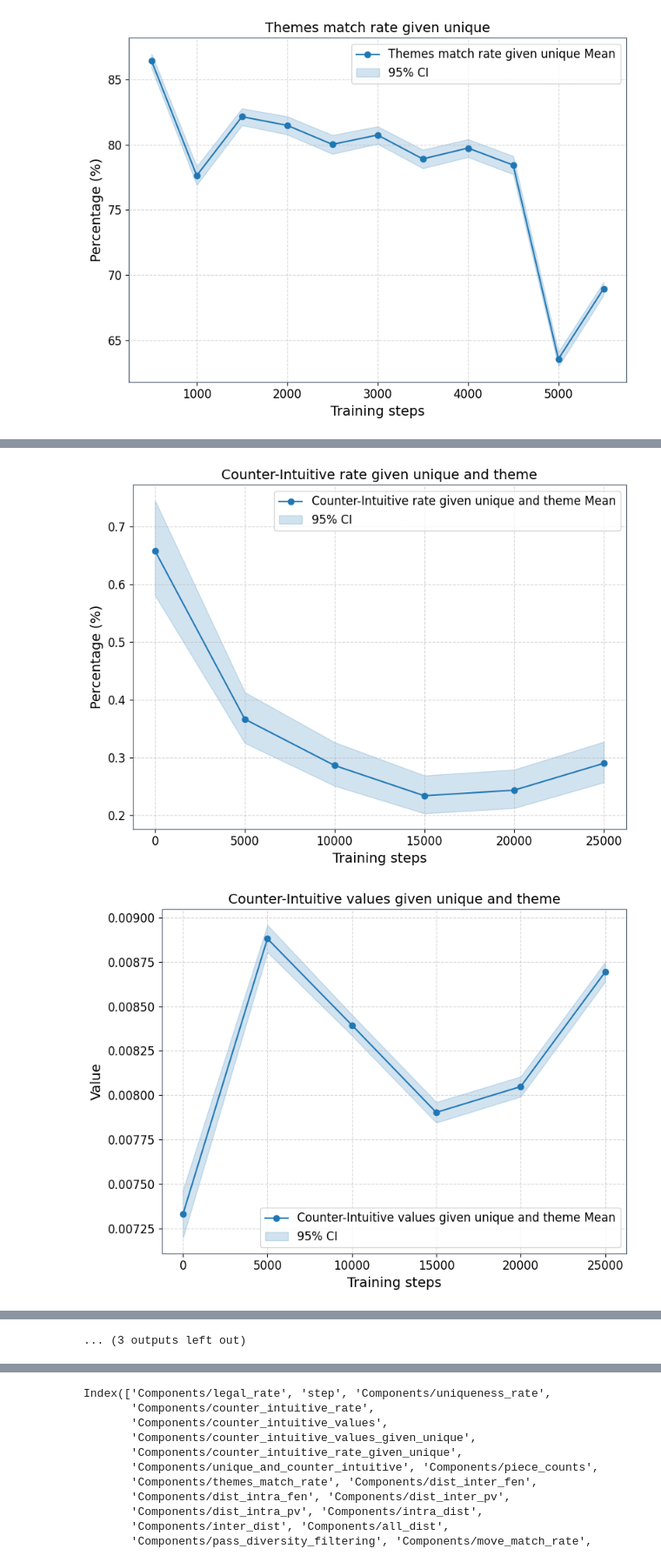
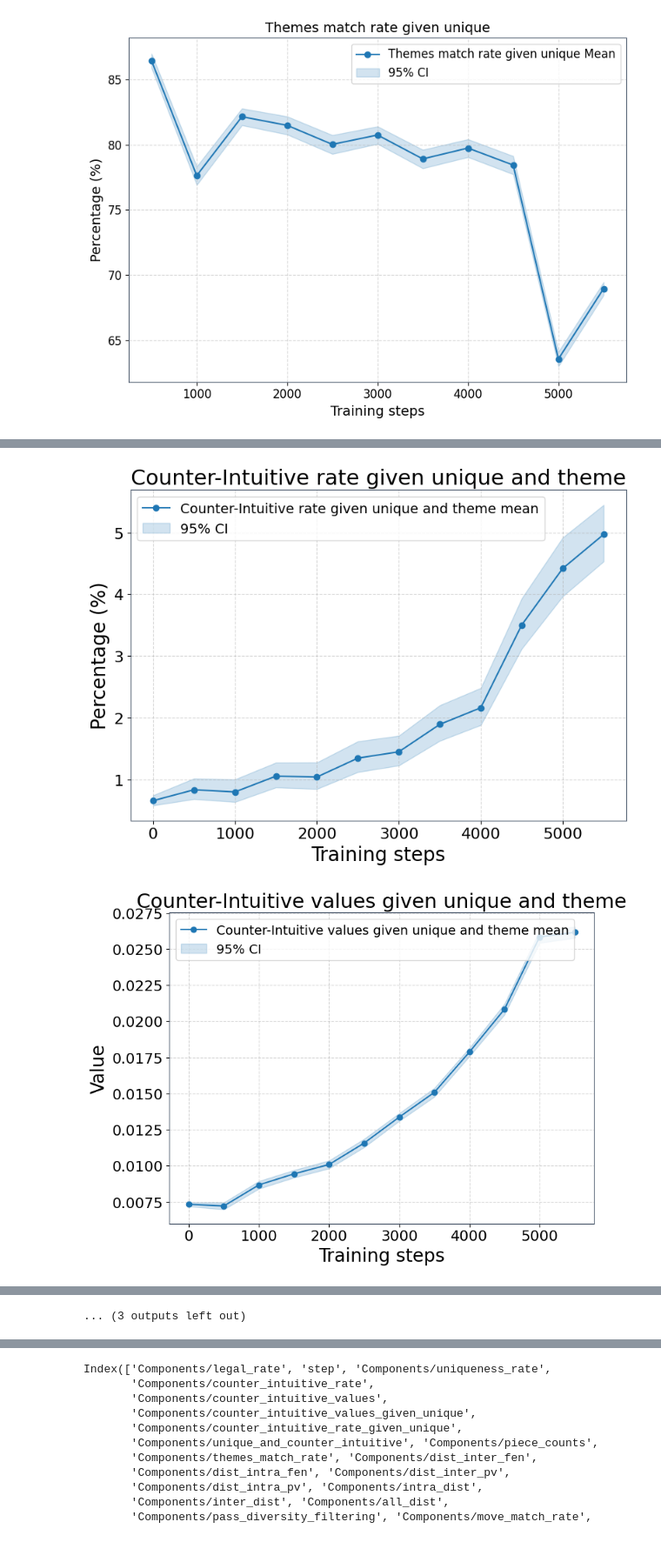
Before and after one commit to naapeli/Chess-Puzzle-Generation, a Jupyter notebook: src/plots.ipynb, the cells around one changed output, grey strips where cells are left out. Shown at 87% size. Cells and saved outputs as stored; diff of their text form; code cells hidden in the pictures.

Commit message:
New analysis and plots

```diff
--- a/src/plots.ipynb
+++ b/src/plots.ipynb
@@ -229,7 +229,8 @@ for metric in metrics:
 [figure]
 [figure]
 # %%
-folder_path = "Generate_positions/arxiv_true/run22"
+# folder_path = "Generate_positions/arxiv_true/run22"
+folder_path = "Generate_positions/arxiv_true/full_diversity11"
 needed_columns = ["is_legal", "is_puzzle", "counter_intuitive", "counter_intuitive_value", "themes_match", "best_move", "main_line"]
 file_pattern = os.path.join(folder_path, 'model_*.csv')
 file_paths = sorted(glob.glob(file_pattern), key=lambda f: int(re.search(r'model_(\d+)\.csv', f).group(1)))
@@ -342,20 +343,20 @@ for metric, type in metrics.items():
         low, high = proportion_confint(counts, n_vals, alpha=0.05, method="wilson")
         low, high = 100 * low, 100 * high
 
-        plt.ylabel("Percentage (%)", fontsize=14)
+        plt.ylabel("Percentage (%)", fontsize=20)
     elif type == "scalar":
         means = np.array([d["mean"] for d in df_results[metric]])
         standard_errors = np.array([d["standard error"] for d in df_results[metric]])
         low, high = means - standard_errors, means + standard_errors
 
-        plt.ylabel("Value", fontsize=14)
+        plt.ylabel("Value", fontsize=20)
 
     # Plotting
-    plt.plot(x, means, marker="o", linestyle="-", label=f"{metric} Mean", c="tab:blue")
+    plt.plot(x, means, marker="o", linestyle="-", label=f"{metric} mean", c="tab:blue")
     plt.fill_between(x, low, high, color="tab:blue", alpha=0.2, label="95% CI")
 
-    plt.xlabel("Training steps", fontsize=14)
-    plt.title(metric, fontsize=14)
+    plt.xlabel("Training steps", fontsize=20)
+    plt.title(metric, fontsize=22)
 
     ax = plt.gca()
     ax.spines["top"].set_color("#475569")
@@ -366,15 +367,16 @@ for metric, type in metrics.items():
     # ax.ticklabel_format(style="plain", axis="x")
     # ax.xaxis.set_major_formatter(ticker.StrMethodFormatter('{x:,.0f}'))
 
-    plt.xticks(fontsize=12)
-    plt.yticks(fontsize=12)
+    plt.xticks(fontsize=16)
+    plt.yticks(fontsize=16)
 
-    plt.legend(fontsize=12)
+    plt.legend(fontsize=14)
     plt.grid(which="both", linestyle='--', alpha=0.5)
     plt.tight_layout()
     # plt.savefig(f"../Thesis/sections/figures/supervised_training_progress/train/{metric.replace(' ', '_')}.pdf")
     # plt.savefig(f"../Thesis/sections/figures/supervised_training_progress/test/{metric.replace(' ', '_')}.pdf")
     # plt.savefig(f"../Thesis/sections/figures/rl_training_progress/good_run/{metric.replace(' ', '_')}.pdf")
-    # plt.savefig(f"./Generate_positions/arxiv_true/images/{metric.replace(' ', '_')}.pdf")
+    # plt.savefig(f"./Generate_positions/arxiv_true/imagesv1/{metric.replace(' ', '_')}.pdf")
+
     plt.show()
 # %% [output]
@@ -387,2 +389,2 @@ for metric, type in metrics.items():
-[figure, old version]
+[figure, new version]
-[figure, old version]
+[figure, new version]
```
Also changed, not shown: parts of 2 cells of this notebook, 1 other file.
